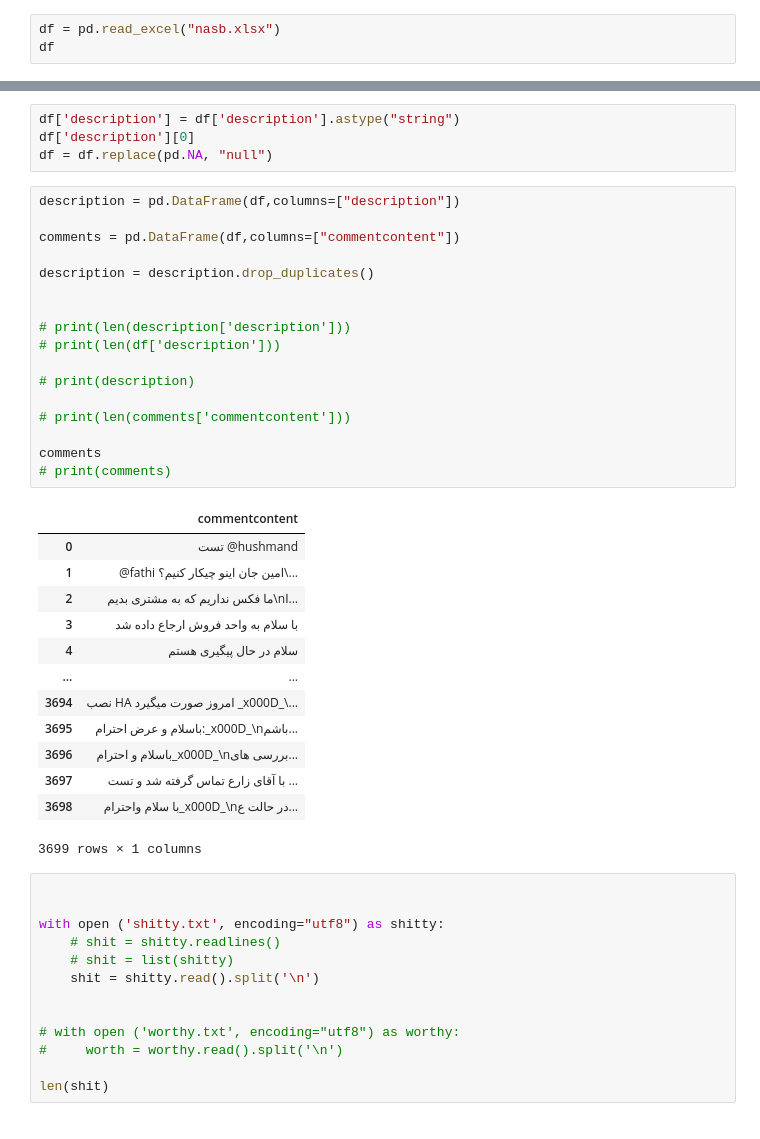
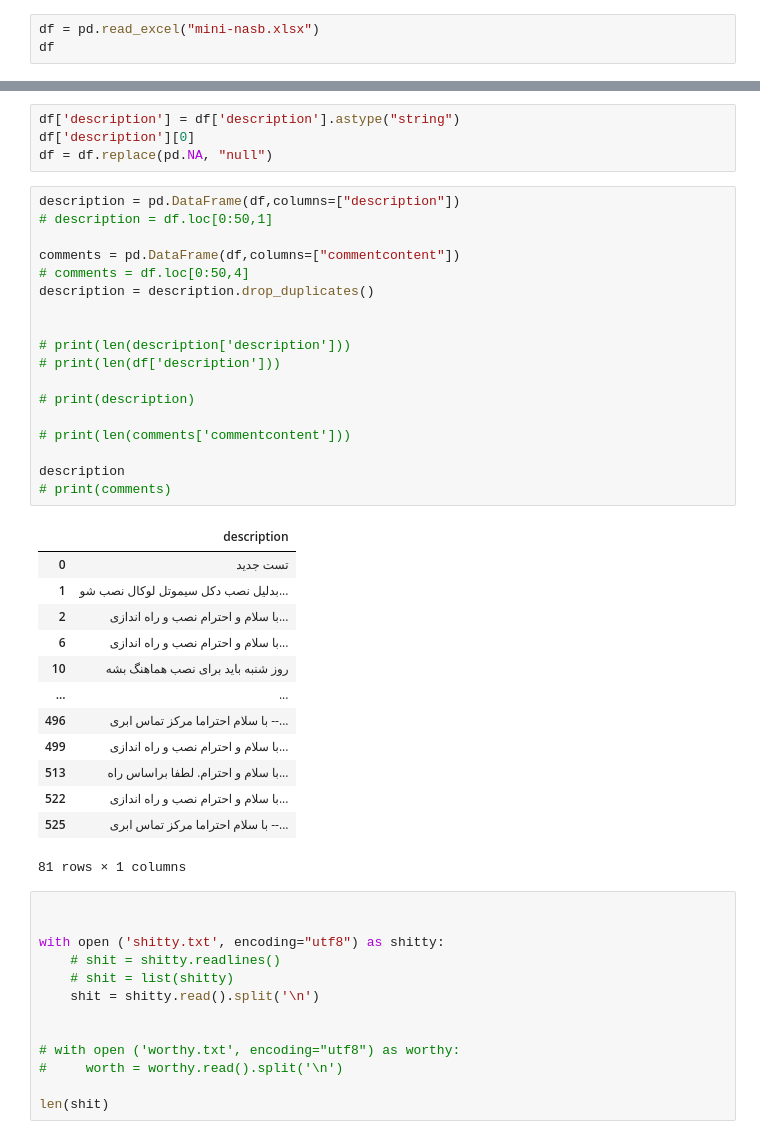
Before and after one commit to parsa1601/Ticketing_AnswerBot_NassimAp, a Jupyter notebook: xlsx_reader_word_counter.ipynb, the cells around one changed output, grey strips where cells are left out. Cells and saved outputs as stored; diff of their text form.

```diff
--- a/xlsx_reader_word_counter.ipynb
+++ b/xlsx_reader_word_counter.ipynb
@@ -1,7 +1,7 @@
 # %%
 import pandas as pd
 # %%
-df = pd.read_excel("nasb.xlsx")
+df = pd.read_excel("mini-nasb.xlsx")
 df
 # %% [output]
 |  | crmid | description | source | modcommentsid | commentcontent | related_to | ticket_no | parent_id | ... |
@@ -23,35 +23,36 @@ df['description'][0]
 df = df.replace(pd.NA, "null")
 # %%
 description = pd.DataFrame(df,columns=["description"])
+# description = df.loc[0:50,1]
 
 comments = pd.DataFrame(df,columns=["commentcontent"])
-
+# comments = df.loc[0:50,4]
 description = description.drop_duplicates()
 
 
 # print(len(description['description']))
 # print(len(df['description']))
 
 # print(description)
 
 # print(len(comments['commentcontent']))
 
-comments
+description
 # print(comments)
 # %% [output]
-|  | commentcontent |
-| 0 | تست @hushmand |
-| 1 | @fathi امین جان اینو چیکار کنیم؟\... |
-| 2 | ما فکس نداریم که به مشتری بدیم\nا... |
-| 3 | با سلام به واحد فروش ارجاع داده شد |
-| 4 | سلام در حال پیگیری هستم |
+|  | description |
+| 0 | تست جدید |
+| 1 | بدلیل نصب دکل سیموتل لوکال نصب شو... |
+| 2 | با سلام و احترام نصب و راه اندازی... |
+| 6 | با سلام و احترام نصب و راه اندازی... |
+| 10 | روز شنبه باید برای نصب هماهنگ بشه |
 | ... | ... |
-| 3694 | نصب HA امروز صورت میگیرد _x000D_\... |
-| 3695 | باسلام و عرض احترام:_x000D_\nباشم... |
-| 3696 | باسلام و احترام_x000D_\nبررسی های... |
-| 3697 | با آقای زارع تماس گرفته شد و تست ... |
-| 3698 | با سلام واحترام_x000D_\nدر حالت ع... |
+| 496 | با سلام احتراما مرکز تماس ابری --... |
+| 499 | با سلام و احترام نصب و راه اندازی... |
+| 513 | با سلام و احترام. لطفا براساس راه... |
+| 522 | با سلام و احترام نصب و راه اندازی... |
+| 525 | با سلام احتراما مرکز تماس ابری --... |
-3699 rows × 1 columns
+81 rows × 1 columns
 # %%
 
 
```
Also changed, not shown: parts of 3 cells of this notebook.
